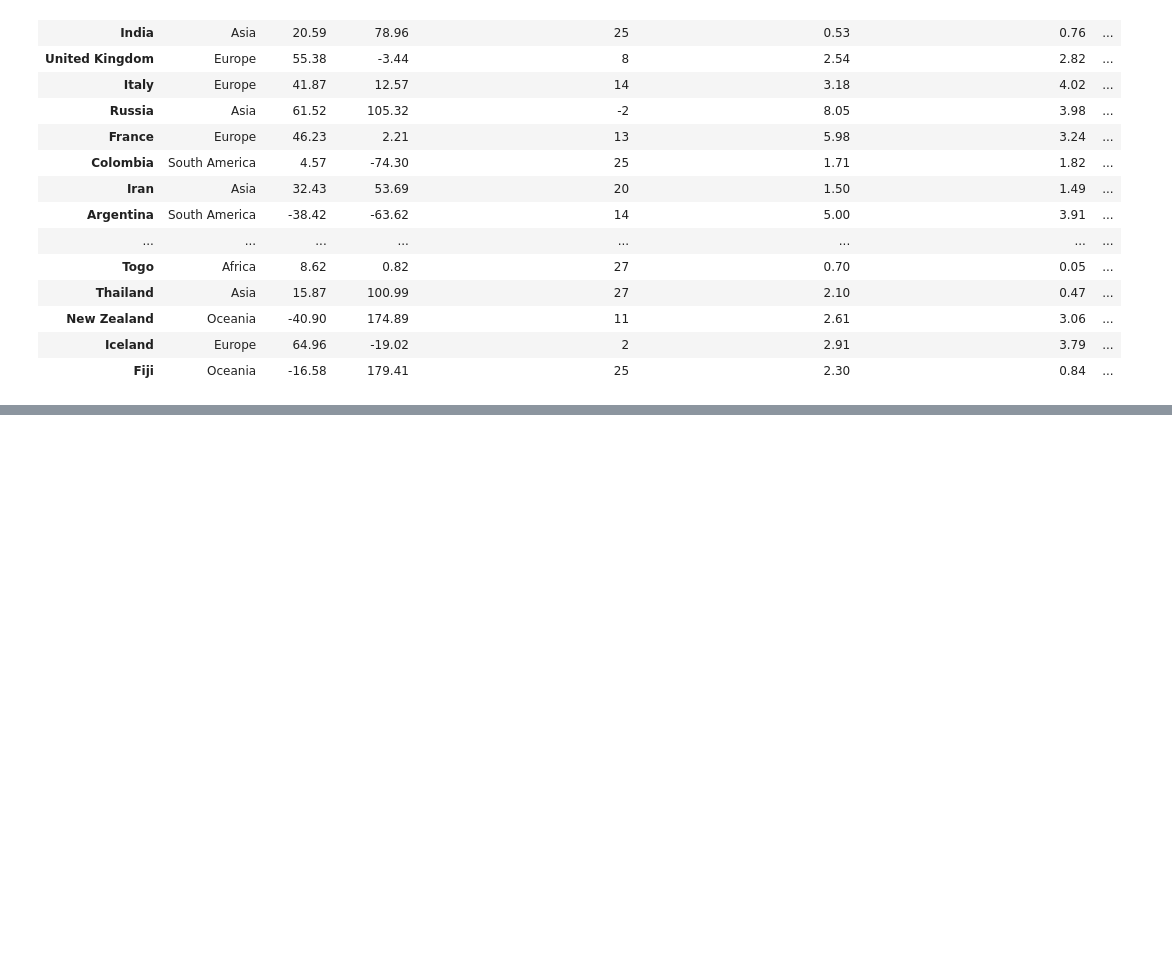
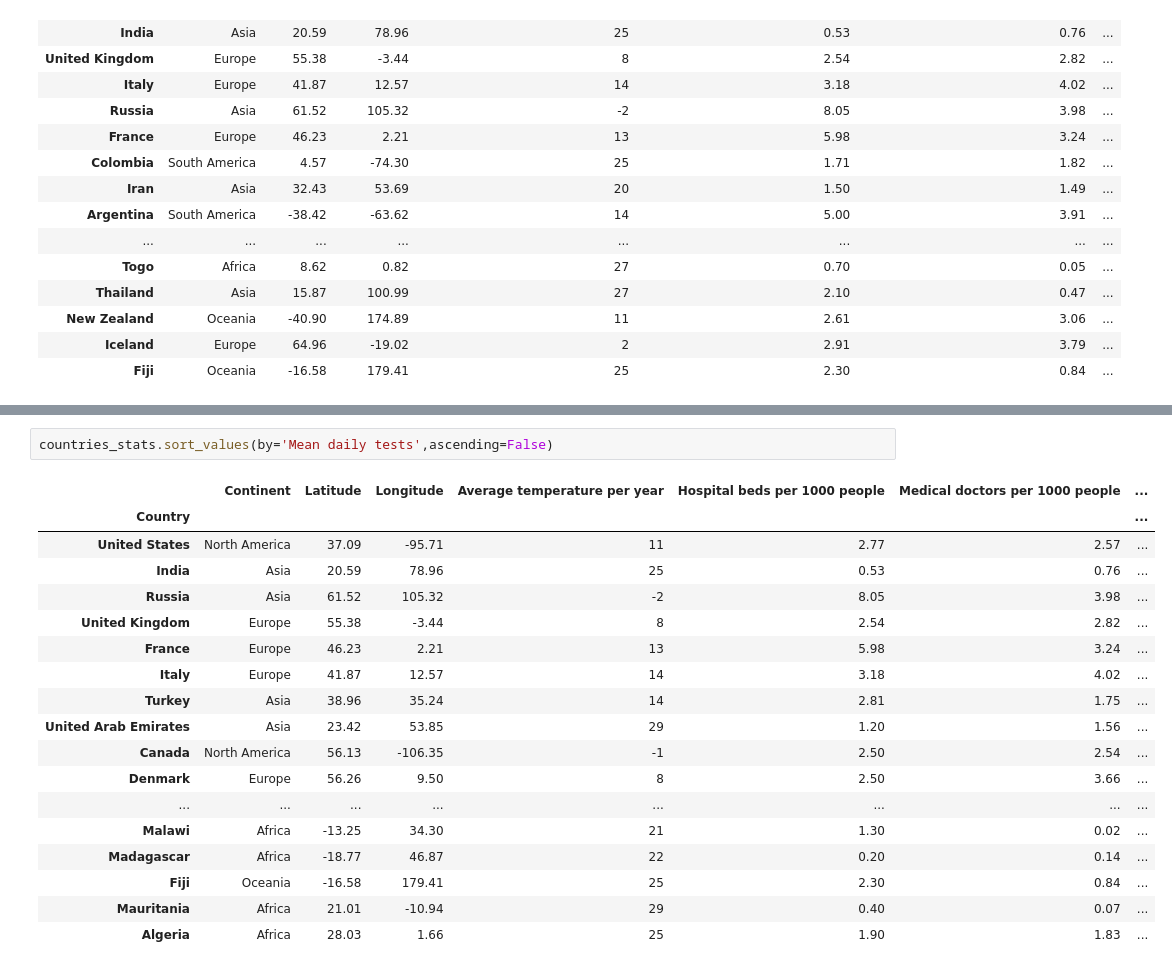
Before and after one commit to Andreas-Ts/Data-Mining-Project-Covid, a Jupyter notebook: Main.ipynb, the cells around one changed output, grey strips where cells are left out. Saved outputs shown, nothing was run; the diff lists cells and outputs as text; blank space fills up the shorter version.

```diff
--- a/Main.ipynb
+++ b/Main.ipynb
@@ -355,0 +336,21 @@ countries_stats.sort_values(by='Daily deaths per thousand people',ascending=Fals
+# %%
+countries_stats.sort_values(by='Mean daily tests',ascending=False)
+# %% [output]
+|  | Continent | Latitude | Longitude | Average temperature per year | Hospital beds per 1000 people | Medical doctors per 1000 people | ... |
+| Country |  |  |  |  |  |  | ... |
+| United States | North America | 37.09 | -95.71 | 11 | 2.77 | 2.57 | ... |
+| India | Asia | 20.59 | 78.96 | 25 | 0.53 | 0.76 | ... |
+| Russia | Asia | 61.52 | 105.32 | -2 | 8.05 | 3.98 | ... |
+| United Kingdom | Europe | 55.38 | -3.44 | 8 | 2.54 | 2.82 | ... |
+| France | Europe | 46.23 | 2.21 | 13 | 5.98 | 3.24 | ... |
+| Italy | Europe | 41.87 | 12.57 | 14 | 3.18 | 4.02 | ... |
+| Turkey | Asia | 38.96 | 35.24 | 14 | 2.81 | 1.75 | ... |
+| United Arab Emirates | Asia | 23.42 | 53.85 | 29 | 1.20 | 1.56 | ... |
+| Canada | North America | 56.13 | -106.35 | -1 | 2.50 | 2.54 | ... |
+| Denmark | Europe | 56.26 | 9.50 | 8 | 2.50 | 3.66 | ... |
+| ... | ... | ... | ... | ... | ... | ... | ... |
+| Malawi | Africa | -13.25 | 34.30 | 21 | 1.30 | 0.02 | ... |
+| Madagascar | Africa | -18.77 | 46.87 | 22 | 0.20 | 0.14 | ... |
+| Fiji | Oceania | -16.58 | 179.41 | 25 | 2.30 | 0.84 | ... |
+| Mauritania | Africa | 21.01 | -10.94 | 29 | 0.40 | 0.07 | ... |
+| Algeria | Africa | 28.03 | 1.66 | 25 | 1.90 | 1.83 | ... |
```
Also changed, not shown: parts of 13 cells of this notebook.
